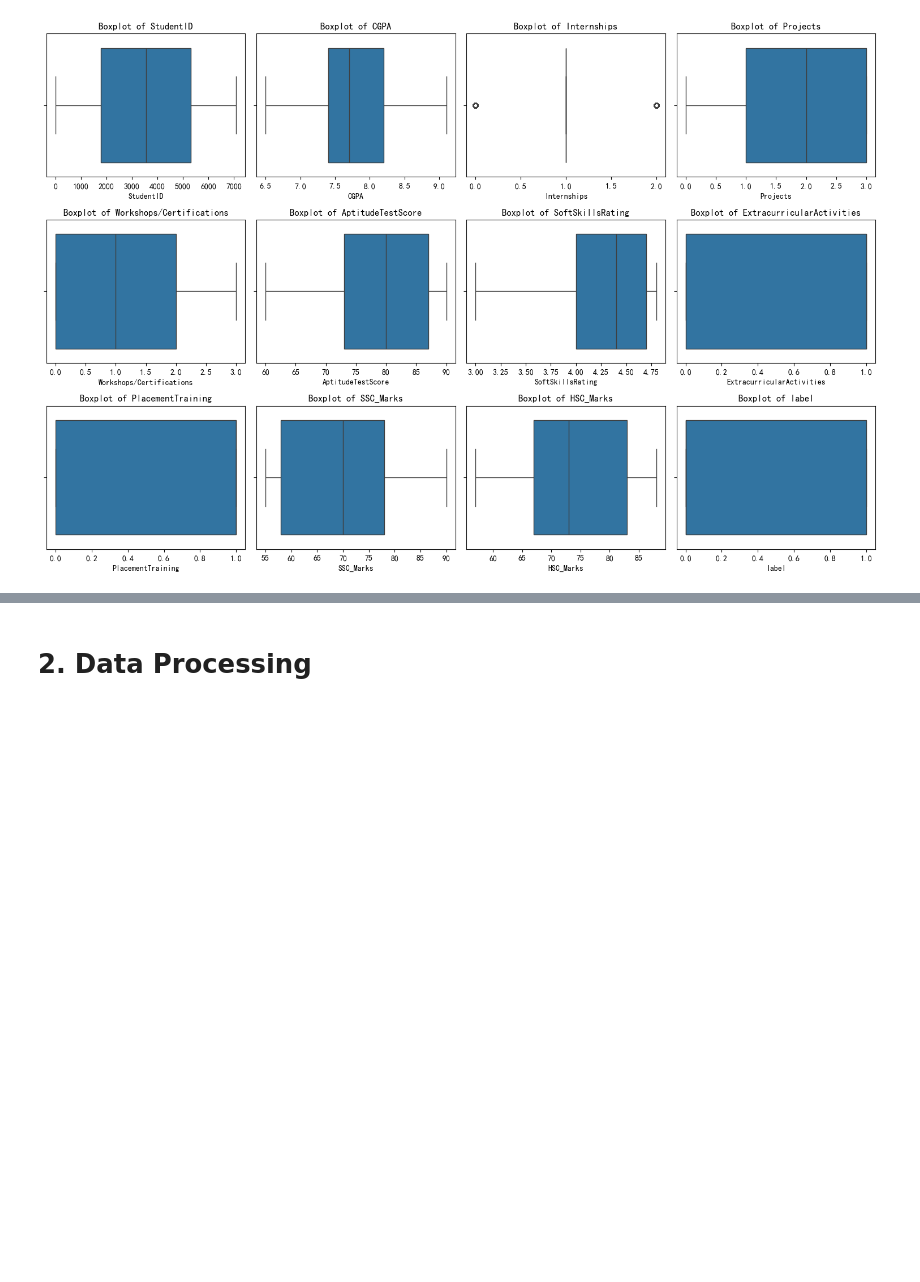
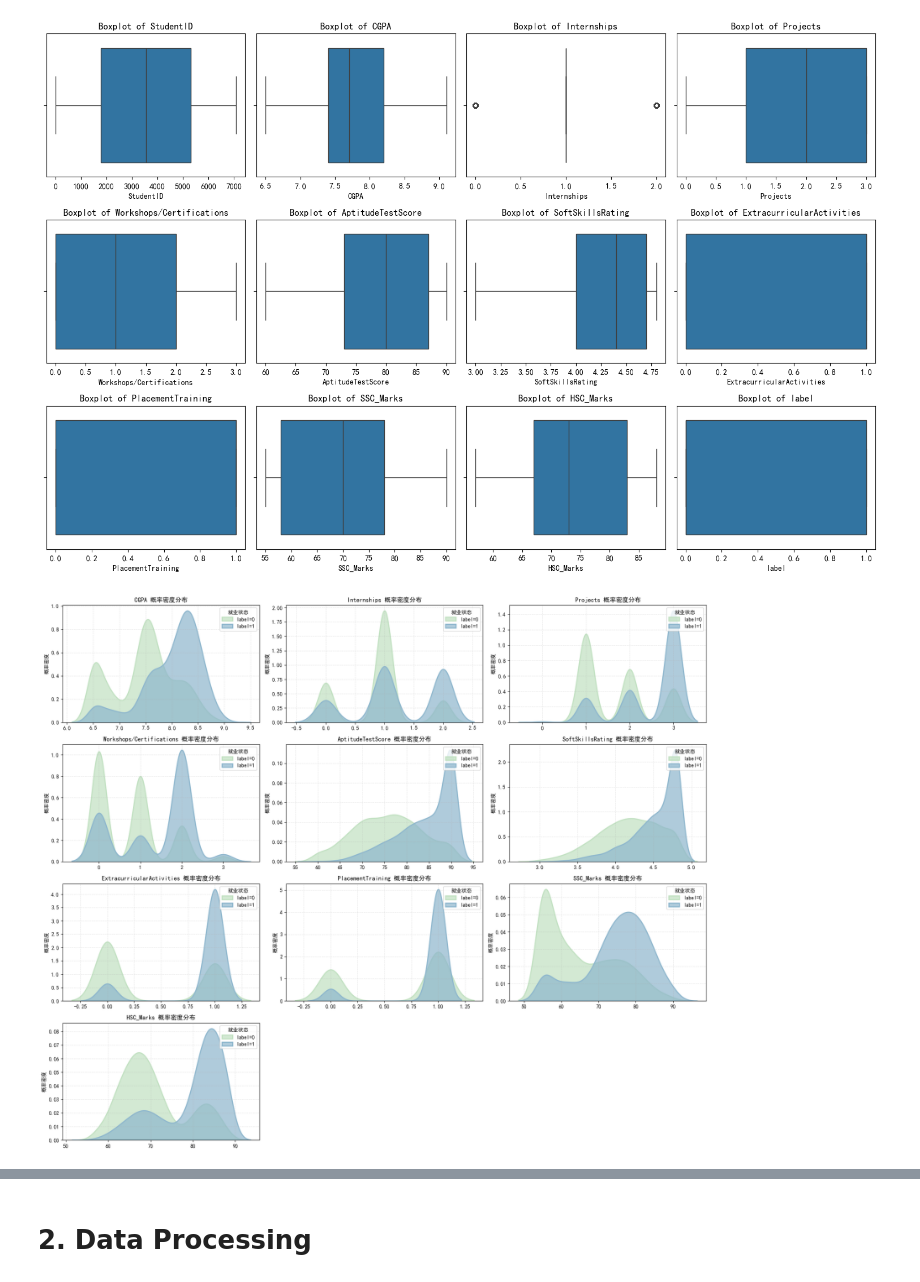
Before and after one commit to Meisenheimer/COMP5434-Big-Data-Computing, a Jupyter notebook: code/Task 1/Data Analysis.ipynb, the cells around one changed output, grey strips where cells are left out. Saved outputs shown, nothing was run; the diff lists cells and outputs as text; code cells hidden in the pictures; blank space fills up the shorter version.

```diff
--- a/code/Task 1/Data Analysis.ipynb
+++ b/code/Task 1/Data Analysis.ipynb
@@ -141,4 +183,70 @@ plt.tight_layout()
 plt.show()
 # %% [output]
 [figure]
+# %%
+# 各特征按label分类的概率密度图 （定义：密度总面积为1）
+def plot_smooth_dist_by_label(data, features, label_col='label', figsize=(18, 15), cols_per_row=3, bw_adjust=1):
+    """
+    绘制平滑曲线频率分布图（KDE归一化，频率积分=1，按label分组）
+
+    参数:
+        data: DataFrame, 包含特征和label列
+        features: list, 需要绘制的数值特征列名列表
+        label_col: str, 目标列名（默认'label'）
+        figsize: tuple, 图表大小
+        cols_per_row: int, 每行子图数量
+        bw_adjust: float, 带宽调整因子（越大曲线越平滑）
+    """
+    # 计算行数
+    n_cols = len(features)
+    n_rows = (n_cols + cols_per_row - 1) // cols_per_row
+
+    # 创建子图
+    fig, axes = plt.subplots(n_rows, cols_per_row, figsize=figsize)
+    axes = axes.flatten() if n_rows > 1 else [axes]
+
+    # 为每个特征绘制分组KDE曲线
+    for i, col in enumerate(features):
+        ax = axes[i]
+
+        # 按label分组计算KDE
+        for label, color in zip([0, 1], ['#C1E1C1', '#8DB6CD']):
+            subset = data[data[label_col] == label][col].dropna()
+            sns.kdeplot(
+                data=subset,
+                ax=ax,
+                color=color,
+                label=f'{label_col}={label}',
+                bw_adjust=bw_adjust,
+                linewidth=2,
+                alpha=0.7,
+                fill=True
+            )
+
+        # 验证曲线下面积=1（调试用）
+        if False:  # 设置为True可打印验证
+            for line in ax.lines:
+                x, y = line.get_data()
+                area = simps(y, x)
+                print(f"{col} {line.get_label()} 曲线下面积: {area:.4f}")
+
+        ax.set_title(f'{col} 概率密度分布', fontsize=12)
+        ax.set_xlabel('')
+        ax.set_ylabel('概率密度', fontsize=10)
+        ax.legend(title='就业状态')
+        ax.grid(True, linestyle='--', alpha=0.3)
+
+    # 隐藏多余子图
+    for j in range(i+1, len(axes)):
+        axes[j].axis('off')
+
+    plt.tight_layout()
+    plt.show()
+
+# 调用
+features_to_plot = ['CGPA', 'Internships', 'Projects', 'Workshops/Certifications', 'AptitudeTestScore',
+                    'SoftSkillsRating', 'ExtracurricularActivities', 'PlacementTraining', 'SSC_Marks', 'HSC_Marks']
+plot_smooth_dist_by_label(df, features=features_to_plot, bw_adjust=1.2)
+# %% [output]
+[figure, added]
 # %%
```
Also changed, not shown: parts of 25 cells of this notebook, 13 other files.
